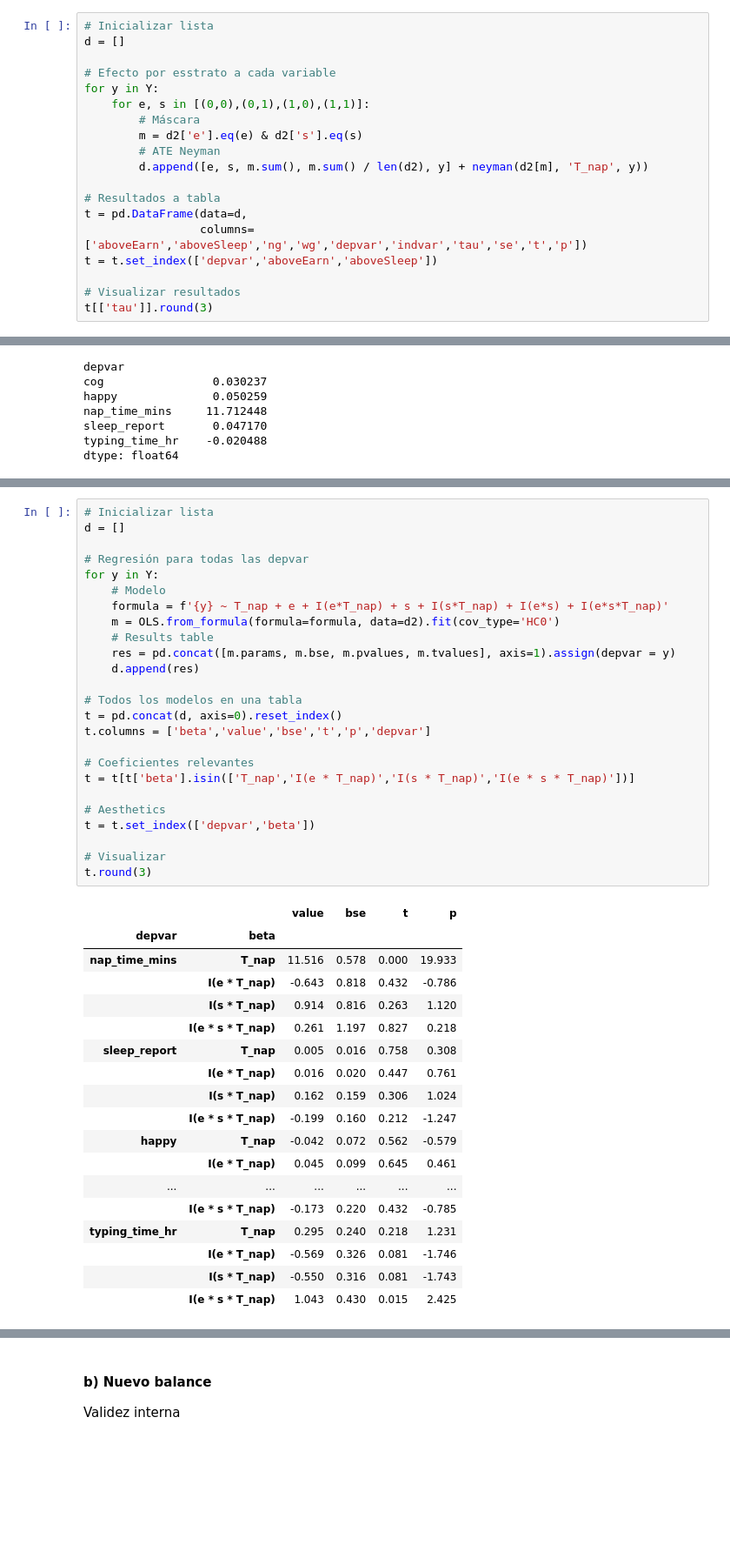
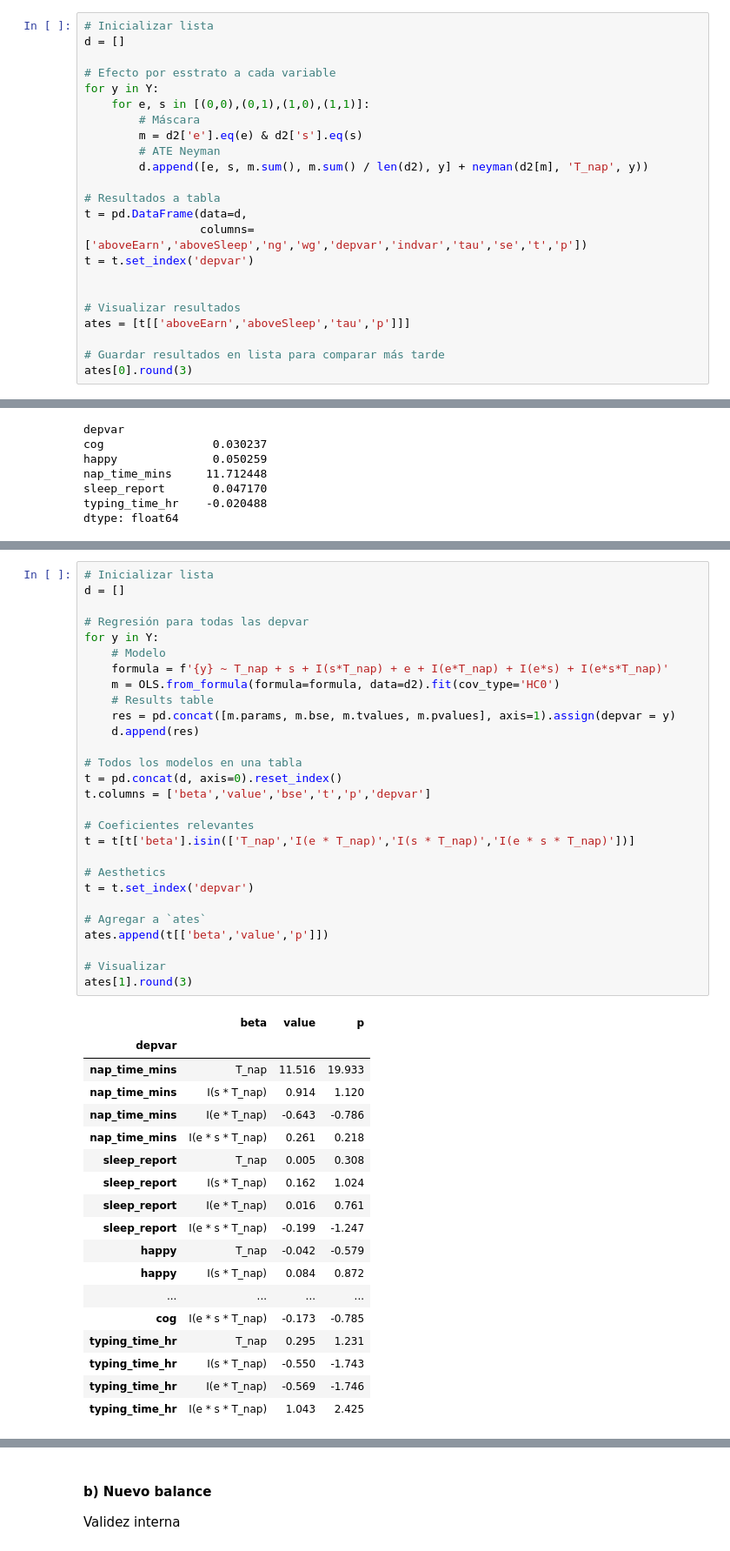
Before and after one commit to ArturoSbr/EmtrAp-hw01, a Jupyter notebook: cod/main.ipynb, the cells around one changed output, grey strips where cells are left out. Shown: that part at 87% size. Drawn from its saved outputs; the diff is of its cells as text; blank space fills up the shorter version.

```diff
--- a/cod/main.ipynb
+++ b/cod/main.ipynb
@@ -285,8 +277,12 @@ for y in Y:
 # Resultados a tabla
 t = pd.DataFrame(data=d,
                  columns=['aboveEarn','aboveSleep','ng','wg','depvar','indvar','tau','se','t','p'])
-t = t.set_index(['depvar','aboveEarn','aboveSleep'])
+t = t.set_index('depvar')
+
 
 # Visualizar resultados
-t[['tau']].round(3)
+ates = [t[['aboveEarn','aboveSleep','tau','p']]]
+
+# Guardar resultados en lista para comparar más tarde
+ates[0].round(3)
 # %% [output]
@@ -326,44 +322,47 @@ $$Y_i = \beta_0 + \beta_1 T_i + \beta_2 e_i + \beta_3 e_i T_i + \beta_4 s_i + \b
 # %%
 # Inicializar lista
 d = []
 
 # Regresión para todas las depvar
 for y in Y:
     # Modelo
-    formula = f'{y} ~ T_nap + e + I(e*T_nap) + s + I(s*T_nap) + I(e*s) + I(e*s*T_nap)'
+    formula = f'{y} ~ T_nap + s + I(s*T_nap) + e + I(e*T_nap) + I(e*s) + I(e*s*T_nap)'
     m = OLS.from_formula(formula=formula, data=d2).fit(cov_type='HC0')
     # Results table
-    res = pd.concat([m.params, m.bse, m.pvalues, m.tvalues], axis=1).assign(depvar = y)
+    res = pd.concat([m.params, m.bse, m.tvalues, m.pvalues], axis=1).assign(depvar = y)
     d.append(res)
 
 # Todos los modelos en una tabla
 t = pd.concat(d, axis=0).reset_index()
 t.columns = ['beta','value','bse','t','p','depvar']
 
 # Coeficientes relevantes
 t = t[t['beta'].isin(['T_nap','I(e * T_nap)','I(s * T_nap)','I(e * s * T_nap)'])]
 
 # Aesthetics
-t = t.set_index(['depvar','beta'])
+t = t.set_index('depvar')
+
+# Agregar a `ates`
+ates.append(t[['beta','value','p']])
 
 # Visualizar
-t.round(3)
+ates[1].round(3)
 # %% [output]
-|  |  | value | bse | t | p |
-| depvar | beta |  |  |  |  |
-| nap_time_mins | T_nap | 11.516 | 0.578 | 0.000 | 19.933 |
-|  | I(e * T_nap) | -0.643 | 0.818 | 0.432 | -0.786 |
-|  | I(s * T_nap) | 0.914 | 0.816 | 0.263 | 1.120 |
-|  | I(e * s * T_nap) | 0.261 | 1.197 | 0.827 | 0.218 |
-| sleep_report | T_nap | 0.005 | 0.016 | 0.758 | 0.308 |
-|  | I(e * T_nap) | 0.016 | 0.020 | 0.447 | 0.761 |
-|  | I(s * T_nap) | 0.162 | 0.159 | 0.306 | 1.024 |
-|  | I(e * s * T_nap) | -0.199 | 0.160 | 0.212 | -1.247 |
-| happy | T_nap | -0.042 | 0.072 | 0.562 | -0.579 |
-|  | I(e * T_nap) | 0.045 | 0.099 | 0.645 | 0.461 |
-| ... | ... | ... | ... | ... | ... |
-|  | I(e * s * T_nap) | -0.173 | 0.220 | 0.432 | -0.785 |
-| typing_time_hr | T_nap | 0.295 | 0.240 | 0.218 | 1.231 |
-|  | I(e * T_nap) | -0.569 | 0.326 | 0.081 | -1.746 |
-|  | I(s * T_nap) | -0.550 | 0.316 | 0.081 | -1.743 |
-|  | I(e * s * T_nap) | 1.043 | 0.430 | 0.015 | 2.425 |
+|  | beta | value | p |
+| depvar |  |  |  |
+| nap_time_mins | T_nap | 11.516 | 19.933 |
+| nap_time_mins | I(s * T_nap) | 0.914 | 1.120 |
+| nap_time_mins | I(e * T_nap) | -0.643 | -0.786 |
+| nap_time_mins | I(e * s * T_nap) | 0.261 | 0.218 |
+| sleep_report | T_nap | 0.005 | 0.308 |
+| sleep_report | I(s * T_nap) | 0.162 | 1.024 |
+| sleep_report | I(e * T_nap) | 0.016 | 0.761 |
+| sleep_report | I(e * s * T_nap) | -0.199 | -1.247 |
+| happy | T_nap | -0.042 | -0.579 |
+| happy | I(s * T_nap) | 0.084 | 0.872 |
+| ... | ... | ... | ... |
+| cog | I(e * s * T_nap) | -0.173 | -0.785 |
+| typing_time_hr | T_nap | 0.295 | 1.231 |
+| typing_time_hr | I(s * T_nap) | -0.550 | -1.743 |
+| typing_time_hr | I(e * T_nap) | -0.569 | -1.746 |
+| typing_time_hr | I(e * s * T_nap) | 1.043 | 2.425 |
```
Also changed, not shown: parts of 24 cells of this notebook.
